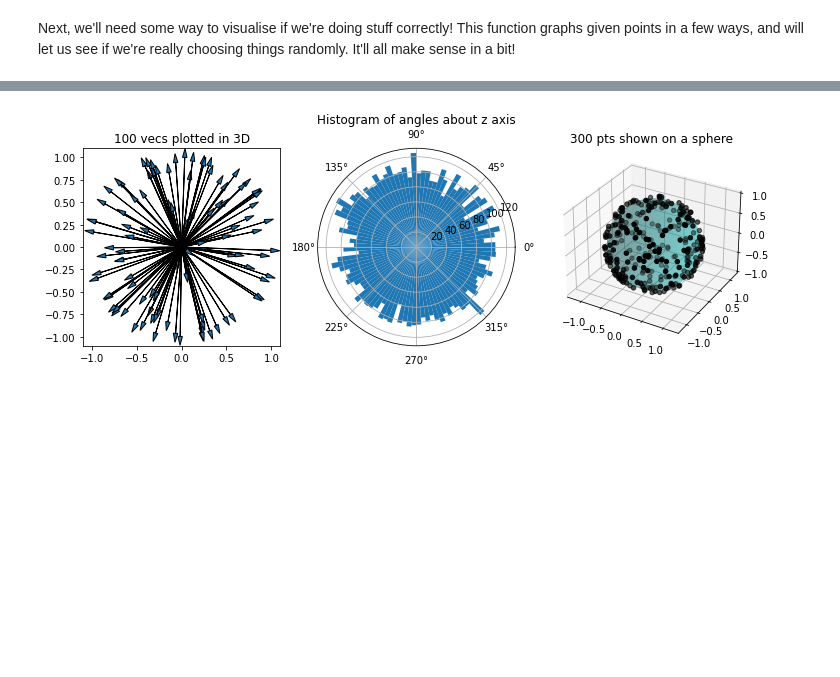
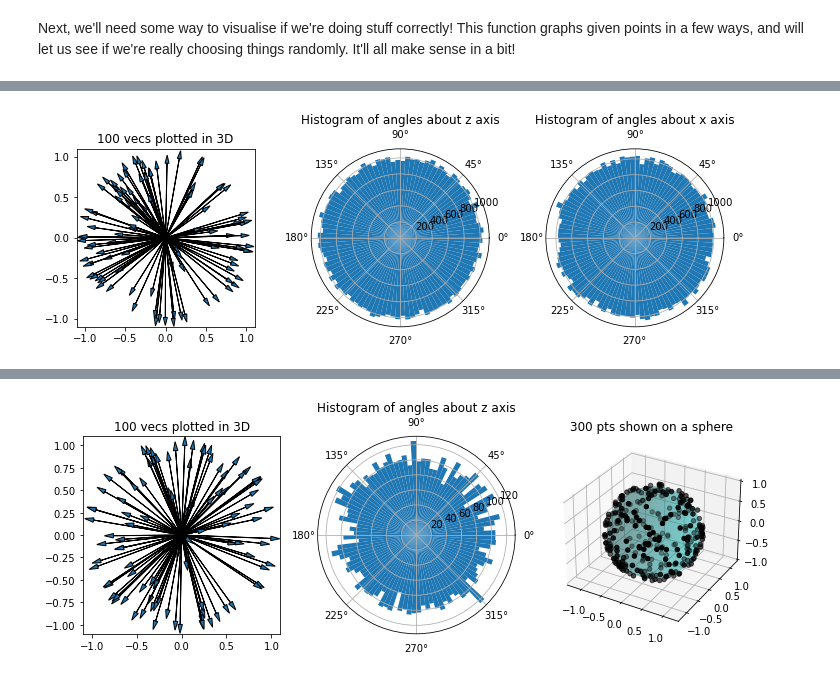
Before and after one commit to oisincar/imois.in, a Jupyter notebook: posts/random-vectors-and-rotations-in-3d.ipynb, the cells around one changed output, grey strips where cells are left out. Saved outputs shown, nothing was run; the diff lists cells and outputs as text; code cells hidden in the pictures; blank space fills up the shorter version.

```diff
--- a/posts/random-vectors-and-rotations-in-3d.ipynb
+++ b/posts/random-vectors-and-rotations-in-3d.ipynb
@@ -24,8 +24,10 @@ def plot_3d_vecs(vs):
     fig = plt.figure(figsize=(10,10))
 
     _plot_2d_arrows(vs, 1)
-    _plot_2d_histogram(vs, 2)
-    _plot_3d_points(vs, 3)
+    _plot_2d_histogram(vs, 2, 'z')
+    _plot_2d_histogram(vs, 3, 'x')
+
+    #_plot_3d_points(vs, 3)
 
     plt.tight_layout()
 
@@ -41,12 +43,18 @@ def _plot_2d_arrows(vs, plot_ix):
     plt.ylim(-1.1, 1.1)
     [ax.arrow(0, 0, x, y, head_width=0.05, head_length=0.1) for (x,y,z) in vs[:100]]
 
-def _plot_2d_histogram(vs, plot_ix):
+def _plot_2d_histogram(vs, plot_ix, axis='x'):
     # Histogram of angles, also projected in 2d
     ax = plt.subplot(1, 3, plot_ix, projection='polar')
-    ax.set_title('Histogram of angles about z axis')
+    ax.set_title(f'Histogram of angles about {axis} axis')
 
-    angles = [np.arctan2(y, x) for (x,y,z) in vs]
+    if axis == 'x':
+        angles = [np.arctan2(z, y) for (x,y,z) in vs]
+    if axis == 'y':
+        angles = [np.arctan2(x, z) for (x,y,z) in vs]
+    if axis == 'z':
+        angles = [np.arctan2(y, x) for (x,y,z) in vs]
+
     ax.hist(angles, bins=100)
 
 def _plot_3d_points(vs, plot_ix):
@@ -112,0 +127,11 @@ This is due to a neat property of the normal distribution - it's rotationally in
+# %%
+def rand_vec_polar():
+    theta = rand() * 2 * np.pi  # [0, 2pi]
+    y = rand() * 2 - 1          # [-1, 1]
+    k = np.sqrt(1-y*y)
+    return [k*np.cos(theta), k*np.sin(theta), y]
+
+vs = [rand_vec1() for i in range(100000)]
+plot_3d_vecs(vs)
+# %% [output]
+[figure, added]
```
Also changed, not shown: parts of 7 cells of this notebook, 5 other files.
